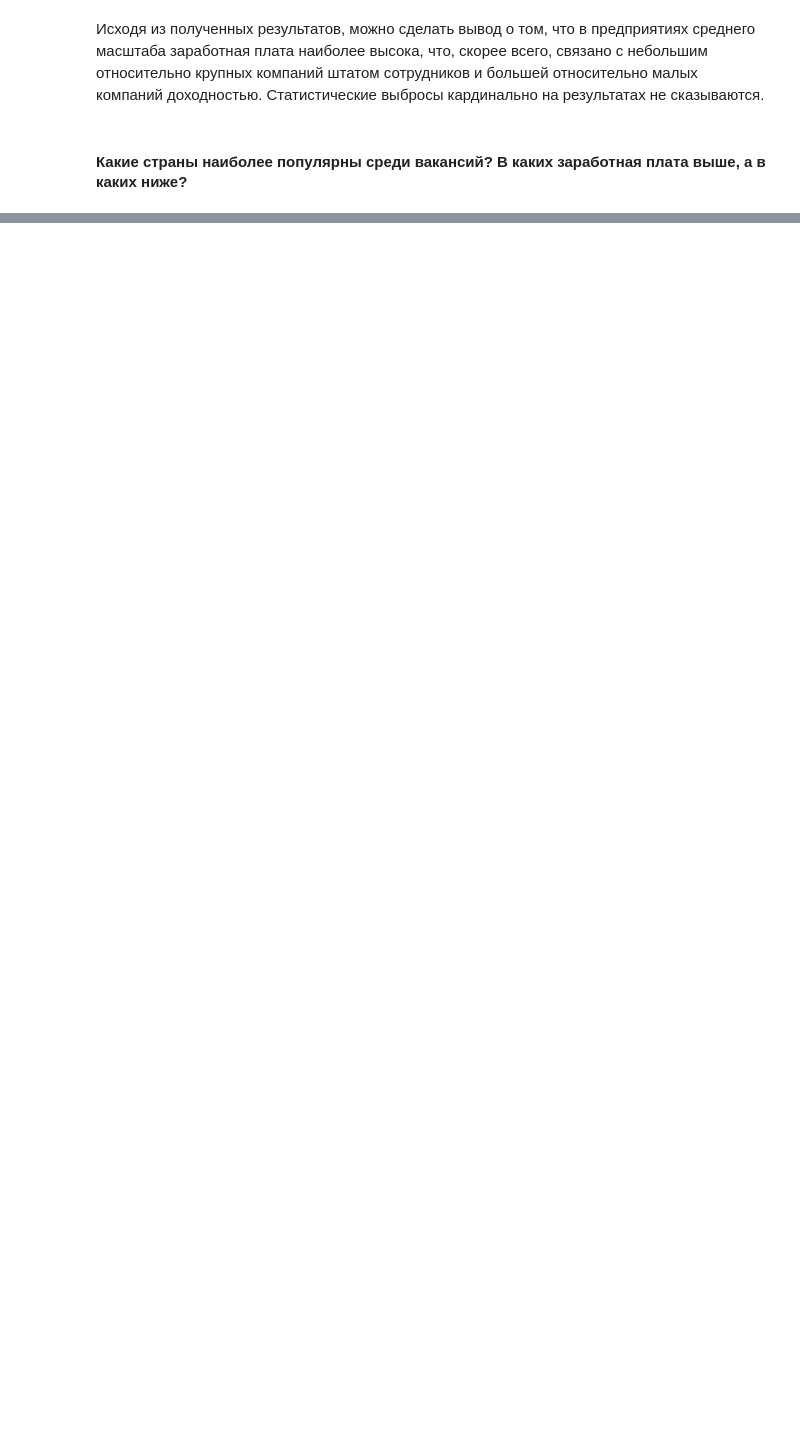
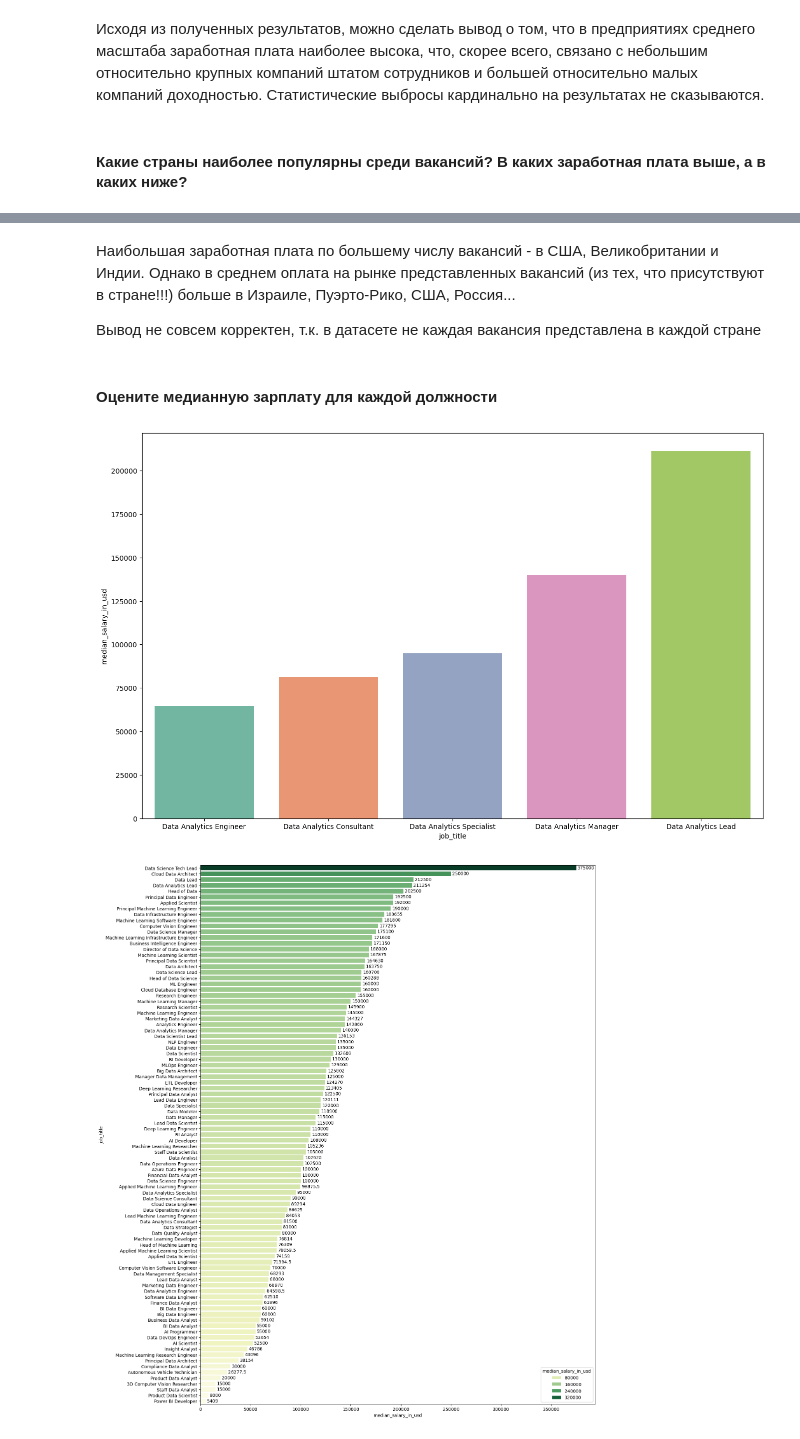
Before and after one commit to selvnv/subtasks, a Jupyter notebook: exploreDataScienceSalaries/exploreDataset.ipynb, the cells around one changed output, grey strips where cells are left out. Saved outputs shown, nothing was run; the diff lists cells and outputs as text; code cells hidden in the pictures; blank space fills up the shorter version.

Commit message:
implement dataset exploration (Data Science Salaries 2023)

```diff
--- a/exploreDataScienceSalaries/exploreDataset.ipynb
+++ b/exploreDataScienceSalaries/exploreDataset.ipynb
@@ -252,0 +338,36 @@ plt.show()
+# %% [markdown]
+Наибольшая заработная плата по большему числу вакансий - в США, Великобритании и Индии. Однако в среднем оплата на рынке представленных вакансий (из тех, что присутствуют в стране!!!) больше в Израиле, Пуэрто-Рико, США, Россия...
+
+Вывод не совсем корректен, т.к. в датасете не каждая вакансия представлена в каждой стране
+# %% [markdown]
+#### Оцените медианную зарплату для каждой должности
+# %%
+job_medians = df.groupby('job_title')['salary_in_usd'].median().reset_index().sort_values(by=['salary_in_usd'], ascending=False)
+job_medians.columns = ['job_title', 'median_salary_in_usd']
+
+# Выборка позиций по направлению Data Analytics
+job_medians_selection = job_medians[job_medians['job_title'].str.contains('Data Analytics')].sort_values(by=['median_salary_in_usd'])
+
+plt.figure(figsize=(16, 10))
+job_medians_slct_barplot = sns.barplot(
+    x=job_medians_selection.job_title,
+    y=job_medians_selection.median_salary_in_usd,
+    hue=job_medians_selection.job_title,
+    palette='Set2')
+
+plt.show()
+
+plt.figure(figsize=(16, 22))
+job_medians_barplot = sns.barplot(
+    x=job_medians.median_salary_in_usd,
+    y=job_medians.job_title,
+    hue=job_medians.median_salary_in_usd,
+    palette='YlGn')
+
+for container in job_medians_barplot.containers:
+    job_medians_barplot.bar_label(container, padding=3)
+
+plt.show()
+# %% [output]
+[figure, added]
+[figure, added]
```
Also changed, not shown: parts of 14 cells of this notebook.
